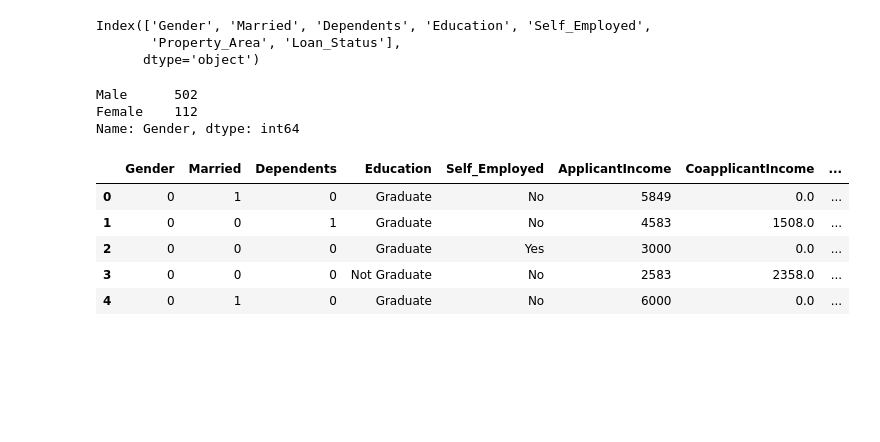
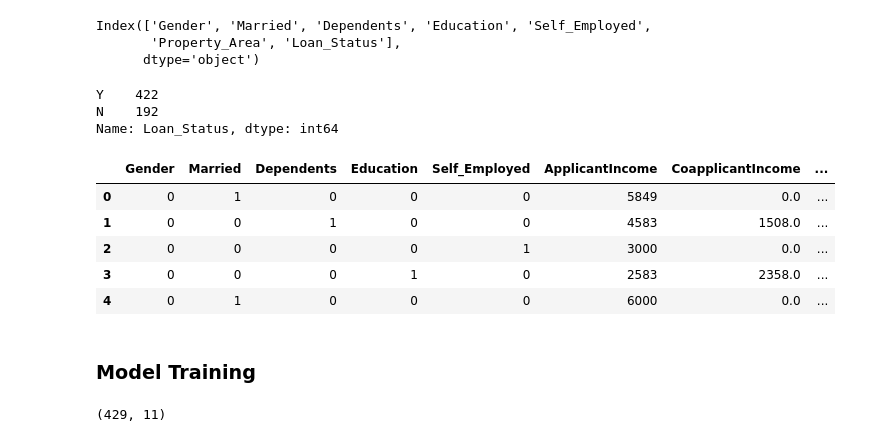
Before and after one commit to bhargav033/Decision-tree, a Jupyter notebook: Loan Prediction Dataset.ipynb, the cells around one changed output. Saved outputs shown, nothing was run; the diff lists cells and outputs as text; code cells hidden in the pictures; blank space fills up the shorter version.

```diff
--- a/Loan Prediction Dataset.ipynb
+++ b/Loan Prediction Dataset.ipynb
@@ -137,20 +139,27 @@ Index(['Gender', 'Married', 'Dependents', 'Education', 'Self_Employed',
        'Property_Area', 'Loan_Status'],
       dtype='object')
 # %%
-df["Gender"].value_counts()
+df1["Loan_Status"].value_counts()
 # %% [output]
-Male      502
-Female    112
-Name: Gender, dtype: int64
+Y    422
+N    192
+Name: Loan_Status, dtype: int64
 # %%
-df['Gender'] = df['Gender'].map({'Male': 0, 'Female': 1})
-df['Married'] = df['Married'].map({'Yes': 0, 'No': 1})
+df1['Gender'] = df1['Gender'].map({'Male': 0, 'Female': 1})
+df1['Married'] = df1['Married'].map({'Yes': 0, 'No': 1})
+df1["Dependents"]=df1['Dependents'].map({'0':0,'1':1,'2':2,'3+':3})
+df1['Education']=df1['Education'].map({'Graduate':0,'Not Graduate':1})
+df1['Self_Employed']=df1['Self_Employed'].map({'No':0,'Yes':1})
+df1['Property_Area']=df1['Property_Area'].map({'Semiurban':0,'Urban':1,'Rural':2})
+df1['Loan_Status']=df1['Loan_Status'].map({'Y':0,'N':1})
 # %%
-df.head()
+df1.head()
 # %% [output]
 |  | Gender | Married | Dependents | Education | Self_Employed | ApplicantIncome | CoapplicantIncome | ... |
-| 0 | 0 | 1 | 0 | Graduate | No | 5849 | 0.0 | ... |
-| 1 | 0 | 0 | 1 | Graduate | No | 4583 | 1508.0 | ... |
-| 2 | 0 | 0 | 0 | Graduate | Yes | 3000 | 0.0 | ... |
-| 3 | 0 | 0 | 0 | Not Graduate | No | 2583 | 2358.0 | ... |
-| 4 | 0 | 1 | 0 | Graduate | No | 6000 | 0.0 | ... |
+| 0 | 0 | 1 | 0 | 0 | 0 | 5849 | 0.0 | ... |
+| 1 | 0 | 0 | 1 | 0 | 0 | 4583 | 1508.0 | ... |
+| 2 | 0 | 0 | 0 | 0 | 1 | 3000 | 0.0 | ... |
+| 3 | 0 | 0 | 0 | 1 | 0 | 2583 | 2358.0 | ... |
+| 4 | 0 | 1 | 0 | 0 | 0 | 6000 | 0.0 | ... |
+# %% [markdown]
+### Model Training
@@ -156,0 +174,4 @@ df.head()
+# %%
+X_train.shape
+# %% [output]
+(429, 11)
```
Also changed, not shown: parts of 20 cells of this notebook.
